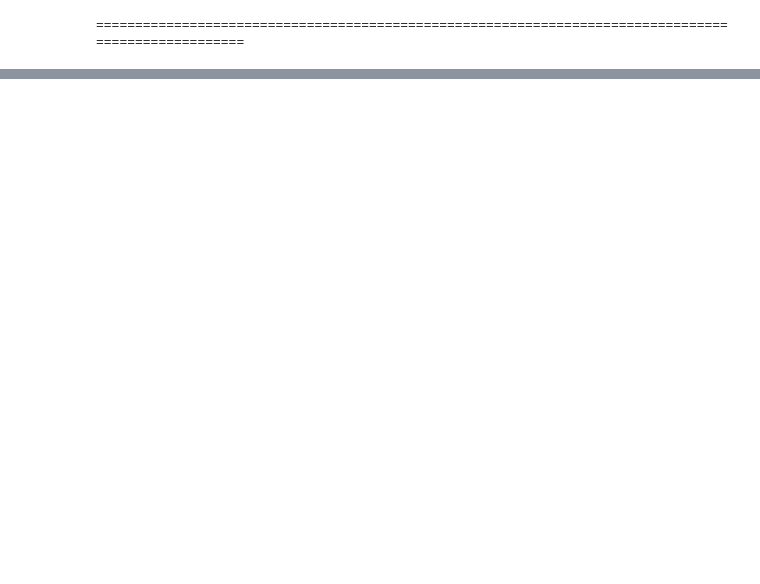
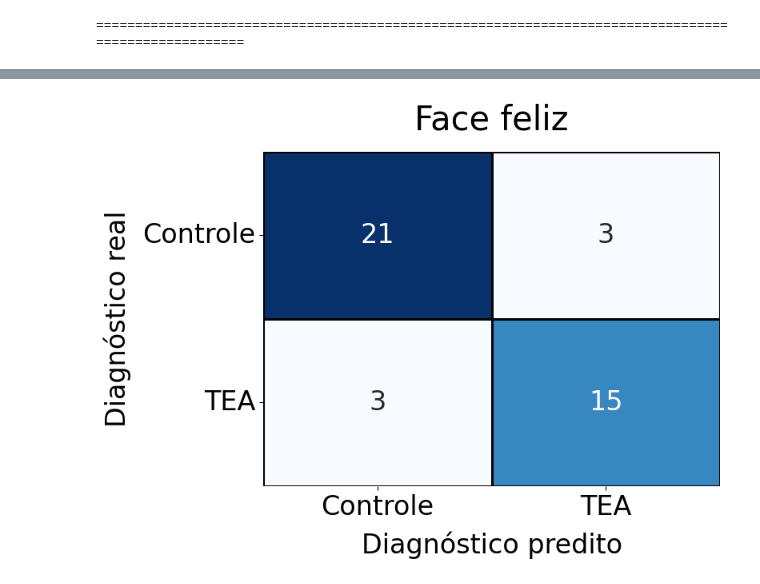
Before and after one commit to brunoandrade-osw/eeg-asd-classification, a Jupyter notebook: notebooks/08_Test.ipynb, the cells around one changed output, grey strips where cells are left out. Drawn from its saved outputs; the diff is of its cells as text; code cells hidden in the pictures; blank space fills up the shorter version.

```diff
--- a/notebooks/08_Test.ipynb
+++ b/notebooks/08_Test.ipynb
@@ -2553,3 +2445,87 @@ RELATÓRIO DE AUDITORIA METODOLÓGICA: cenários
 | KNN (3 Vizinhos) | 70% / 30% | 13 pacientes | 5 | 92.31% | ✅ Corte clássico |
 | KNN (3 Vizinhos) | 67% / 33% | 14 pacientes | 5 | 92.86% | ✅ Corte clássico |
 ====================================================================================================
+# %%
+import pandas as pd
+import os
+import matplotlib.pyplot as plt
+import seaborn as sns
+from sklearn.model_selection import StratifiedKFold, cross_val_predict
+from sklearn.preprocessing import StandardScaler
+from sklearn.ensemble import RandomForestClassifier
+from sklearn.pipeline import Pipeline
+from sklearn.metrics import confusion_matrix
+import warnings
+warnings.filterwarnings('ignore')
+
+print("="*80)
+print("GERANDO MATRIZ DE CONFUSÃO: RANDOM FOREST (5-FOLD CV)")
+print("="*80)
+
+# 1. CARREGAMENTO DOS DADOS
+DIR_REPORTS = '../reports/'
+ARQUIVO_MATRIZ_ORIGINAL = 'tabela_features_eeg_completa.csv'
+caminho_arquivo = os.path.join(DIR_REPORTS, ARQUIVO_MATRIZ_ORIGINAL)
+
+df = pd.read_csv(caminho_arquivo)
+if 'Condicao' in df.columns:
+    df = df[df['Condicao'] == 'Face Feliz'].copy()
+
+features_numericas = [c for c in df.columns if c not in ['ID', 'Grupo', 'Condicao', 'Tipo', 'Frame_Num', 'Target']]
+if 'ID' in df.columns and df['ID'].duplicated().any():
+    df_agrupado = df.groupby(['ID', 'Grupo'])[features_numericas].mean().reset_index()
+else:
+    df_agrupado = df.copy()
+
+if 'Target' not in df_agrupado.columns:
+    df_agrupado['Target'] = df_agrupado['Grupo'].map({'TEA': 1, 'Control': 0})
+
+# 2. SELEÇÃO A PRIORI (AS 5 VARIÁVEIS DE OURO DO TESTE F)
+features_ouro = ['AlphaRel_P3', 'AlphaRel_Fp2', 'BetaRel_F7', 'AlphaRel_F8', 'GammaRel_F7']
+X = df_agrupado[features_ouro].values
+y = df_agrupado['Target'].values
+
+# 3. CONSTRUÇÃO DO PIPELINE RIGOROSO (Adequação ao Fluxograma)
+# O pipeline garante que a Padronização (StandardScaler) ocorra de forma isolada
+# DENTRO de cada dobra do 5-Fold, prevenindo o Data Leakage.
+pipeline = Pipeline([
+    ('scaler', StandardScaler()),
+    ('rf', RandomForestClassifier(random_state=42))
+])
+
+# 4. VALIDAÇÃO CRUZADA (5-Fold, Seed 23)
+cv = StratifiedKFold(n_splits=5, shuffle=True, random_state=23)
+
+# O cross_val_predict submete toda a matriz ao processo acima e consolida os laudos
+y_pred = cross_val_predict(pipeline, X, y, cv=cv)
+
+# 5. CÁLCULO DA MATRIZ DE CONFUSÃO
+cm = confusion_matrix(y, y_pred)
+
+# 6. PLOTAGEM VISUAL (Padrão para Dissertação)
+plt.figure(figsize=(8, 6))
+
+# Mapa de calor usando a paleta 'Blues'
+ax = sns.heatmap(cm, annot=True, fmt='d', cmap='Blues',
+                 cbar=False, annot_kws={'size': 24, 'weight': 'normal'},
+                 linewidths=1, linecolor='black')
+
+# Configuração dos eixos de forma clínica
+ax.set_xticklabels(['Controle', 'TEA'], fontsize=24)
+ax.set_yticklabels(['Controle', 'TEA'], fontsize=24, rotation=0)
+
+plt.title('Face feliz', fontsize=30, pad=20, fontweight='normal')
+plt.xlabel('Diagnóstico predito', fontsize=24, labelpad=10, fontweight='normal')
+plt.ylabel('Diagnóstico real', fontsize=24, labelpad=10, fontweight='normal')
+
+plt.tight_layout()
+
+# Este comando salva a imagem automaticamente na mesma pasta em alta resolução (300 dpi)
+# O bbox_inches='tight' garante que as bordas não fiquem cortadas
+nome_imagem = 'matriz_confusao_RF_5Fold_seed23.png'
+plt.savefig(nome_imagem, dpi=300, bbox_inches='tight')
+
+plt.show()
+print(f"✅ Matriz plotada com sucesso e salva em alta resolução como: '{nome_imagem}'.")
+print("="*80)
+# %% [output]
@@ -2555,0 +2535 @@ RELATÓRIO DE AUDITORIA METODOLÓGICA: cenários
+[figure, added]
```
Also changed, not shown: parts of 2 cells of this notebook, 1 other file.
